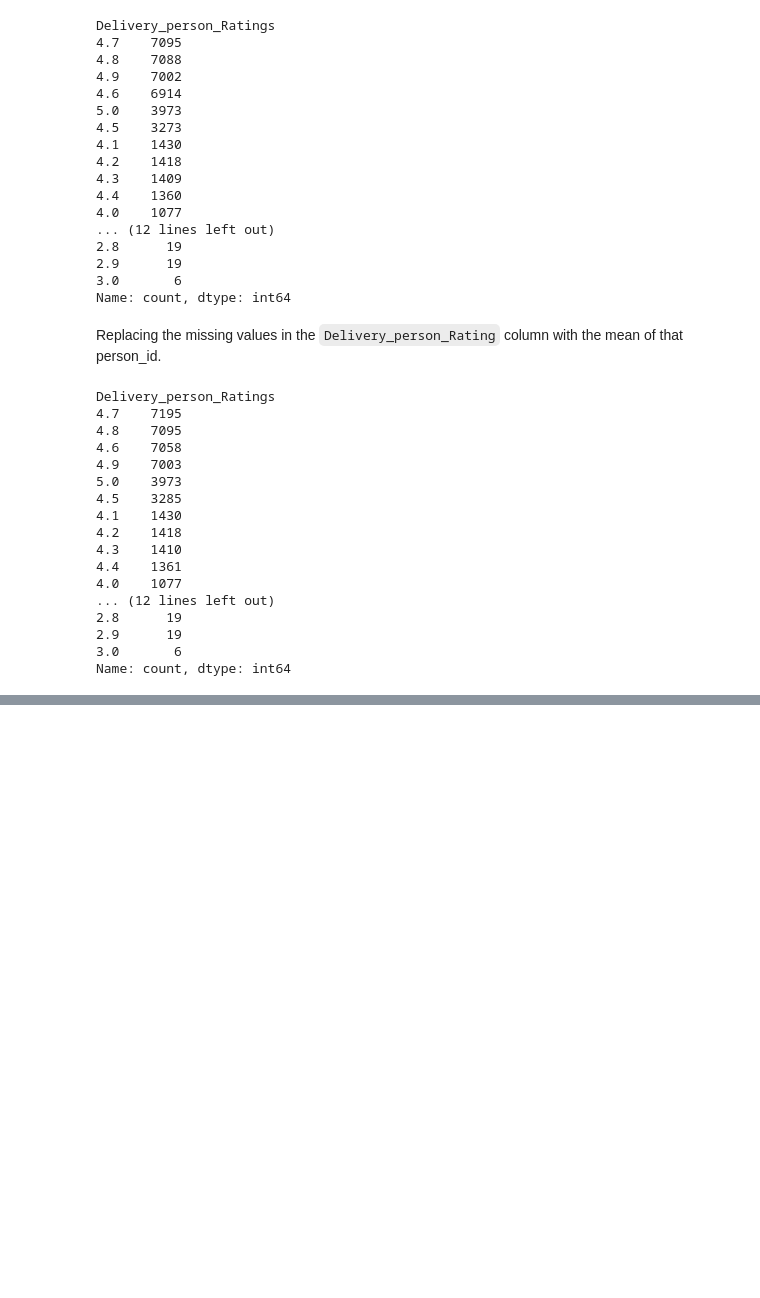
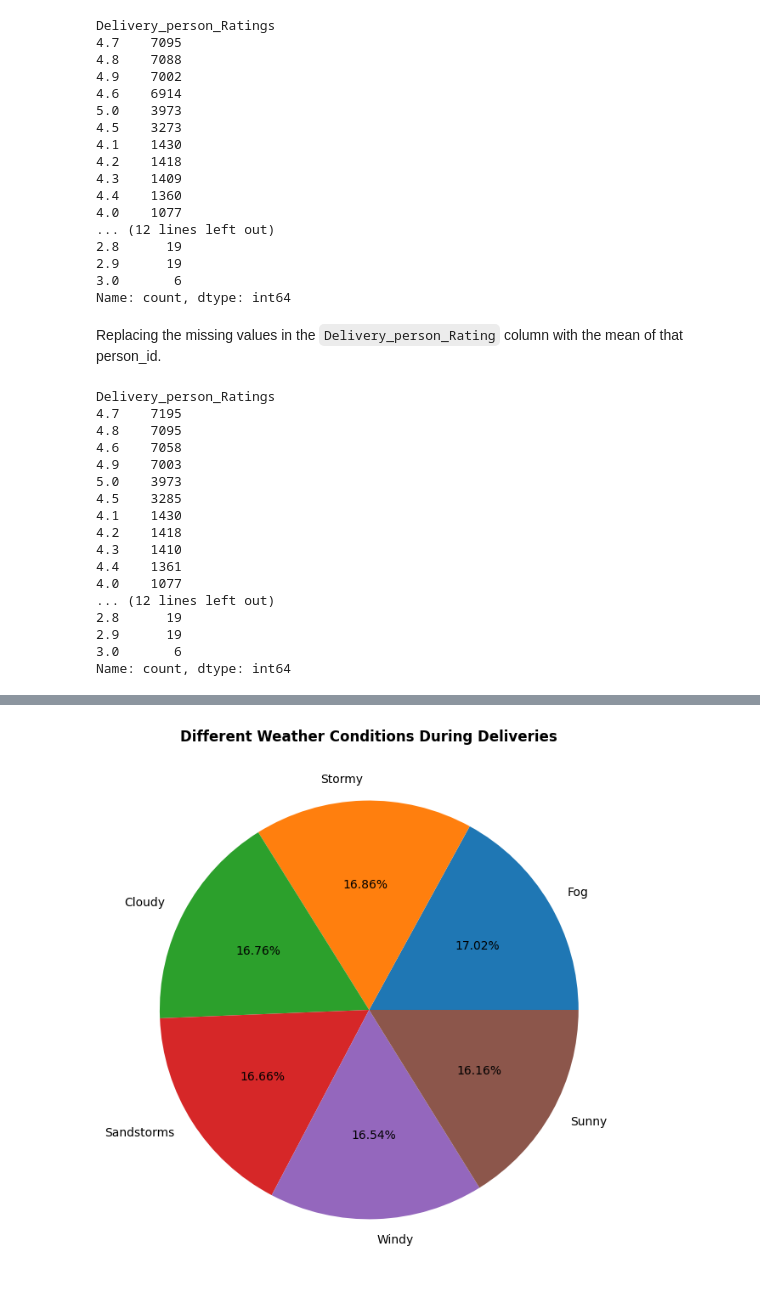
Before and after one commit to Tanwar-Aastha/ml_project, a Jupyter notebook: notebook/delivery_model.ipynb, the cells around one changed output, grey strips where cells are left out. Cells and saved outputs as stored; diff of their text form; code cells hidden in the pictures; blank space fills up the shorter version.

```diff
--- a/notebook/delivery_model.ipynb
+++ b/notebook/delivery_model.ipynb
@@ -863,0 +1144,10 @@ ValueError: Mime type rendering requires nbformat>=4.2.0 but it is not installed
+# %%
+plt.figure(figsize=(8,8))
+
+values = data["Weather_conditions"].value_counts()
+
+plt.pie(x=values.values, labels=values.index, autopct="%.2f%%")
+plt.title('Different Weather Conditions During Deliveries', fontweight="bold")
+plt.show()
+# %% [output]
+[figure, added]
```
Also changed, not shown: parts of 32 cells of this notebook, 1 other file.
